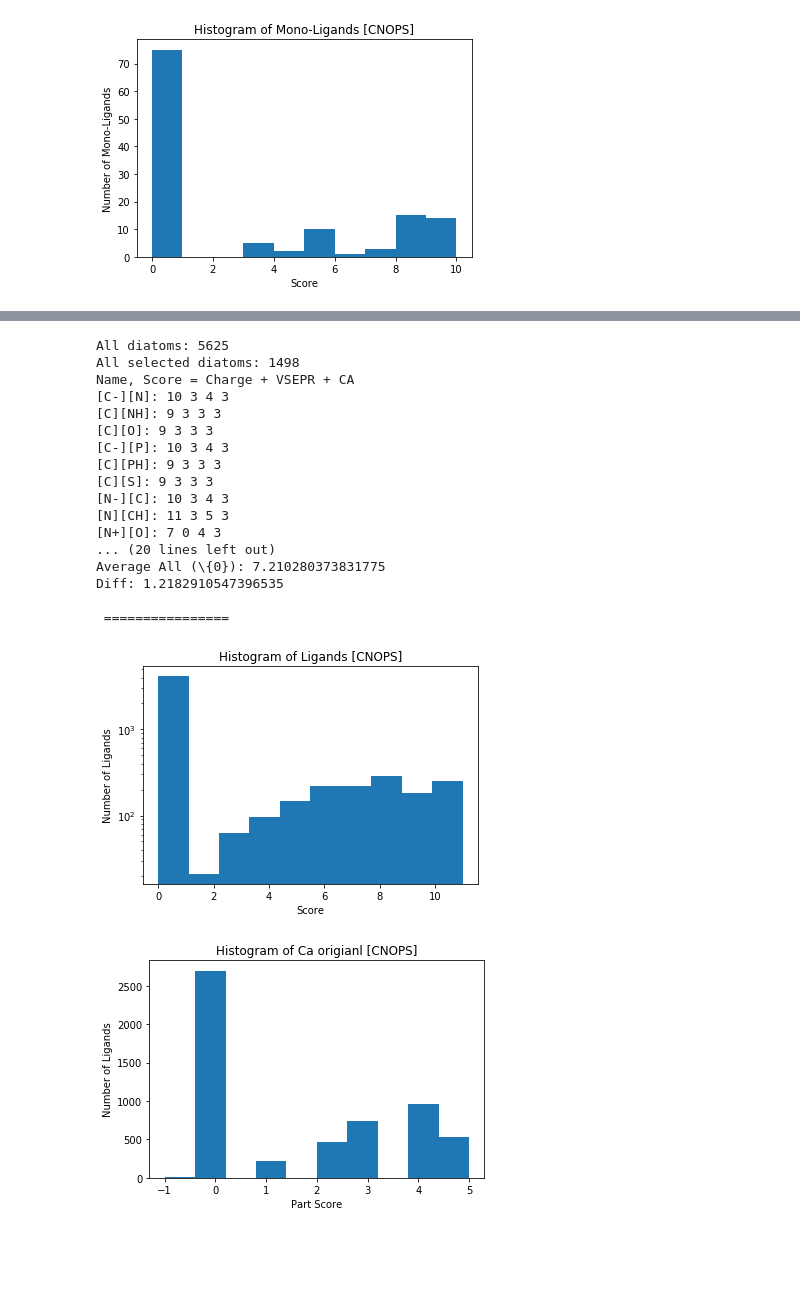
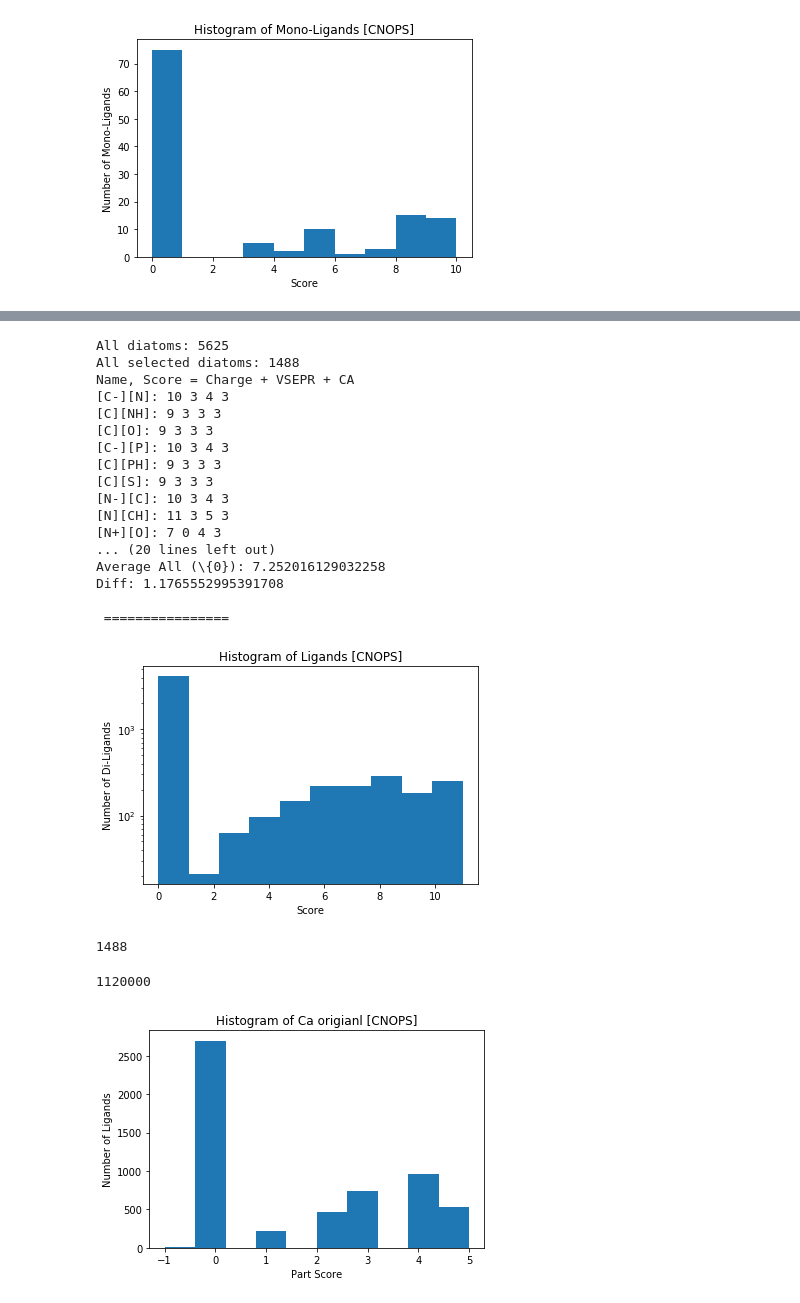
Before and after one commit to hjkgrp/smu, a Jupyter notebook: enum/enum.ipynb, the cells around one changed output, grey strips where cells are left out. Saved outputs shown, nothing was run; the diff lists cells and outputs as text; code cells hidden in the pictures; blank space fills up the shorter version.

Commit message:
started on the bidentates and wrote a big comment for the next step in bidentates

```diff
--- a/enum/enum.ipynb
+++ b/enum/enum.ipynb
@@ -289,6 +267,7 @@ for name, line in dictDi.items():
             scoreCharge = 0 #c4 #0
 
         # VSEPR score
+        # plus charge (line[3]) bc we assume it cant bind with the additional electron (COUNTERCHEK!!!)
         usual1 = line[1] - 2*line[2] + line[3] - 2*line[4]
         usual2 = line[9] - 2*line[10] + line[11] - 2*line[12]
         scoreVsepr = 5-np.abs(usual1-usual2)  #v1=5
@@ -317,12 +296,15 @@ for name, line in dictDi.items():
 k = 0
 scoreHist = list()
 avgAll = list()
+validDictDi = dict()
 for name, prop in dictDi.items():
     scoreHist.append(prop[-1])
 
-    if prop[-1] > 0:
+    if prop[-1] > 1:
         k += 1
         avgAll.append(prop[-1])
+        validDictDi[name] = prop
+
 print("All selected diatoms: " + str(k))
 
 scSeriesDi = ['[S--][S]', '[C-][N]', '[N-][C]', '[C][O]', '[N+][O]', '[O--][O]',\
@@ -345,44 +327,100 @@ for name, props in dictDi.items():
         if name == scSeriesDi[i]:
 #             print(props)
             print(name + ': '+ str(props[-1])+" "+str(props[-5])+" "+str(props[-4])+" "+str(props[-3]))
-#                                         TODO store all score parts in list and hist them to see score distr.
-#                                         TODO run over different param of score to see how to separate SS best from rest.
             avgSS.append(props[-1])
 print("Average SS: " + str(np.average(avgSS)))
 print("Average All (\{0}): " + str(np.average(avgAll)))
 print("Diff: " + str(np.average(avgSS) - np.average(avgAll)))
 # print(params)
 print('\n ================ \n')
 diffs.append(np.average(avgSS) - np.average(avgAll))
 
 
 
 plt.xlabel('Score')
 plt.ylabel('Number of Di-Ligands')
 plt.yscale('log', nonposy='clip')
 plt.title('Histogram of Ligands ['+ components + "]")
 plt.hist(scoreHist)
-# plt.savefig('distr_' + components + ".pdf", bbox_inches='tight')
+# plt.savefig('distrDi_' + components + ".pdf", bbox_inches='tight')
 plt.show()
 # %% [output]
 All diatoms: 5625
-All selected diatoms: 1498
+All selected diatoms: 1488
 Name, Score = Charge + VSEPR + CA
 [C-][N]: 10 3 4 3
 [C][NH]: 9 3 3 3
 [C][O]: 9 3 3 3
 [C-][P]: 10 3 4 3
 [C][PH]: 9 3 3 3
 [C][S]: 9 3 3 3
 [N-][C]: 10 3 4 3
 [N][CH]: 11 3 5 3
 [N+][O]: 7 0 4 3
 ... (20 lines left out)
-Average All (\{0}): 7.210280373831775
-Diff: 1.2182910547396535
+Average All (\{0}): 7.252016129032258
+Diff: 1.1765552995391708
 
  ================
-[figure, old version]
+[figure, new version]
+# %%
+len(validDictDi)
+# %% [output]
+1488
+# %%
+k = 0
+# TODO I have the dict validDictDi from above with only valid structures and it would be much more efficient
+# to compare these in a n^2 fashion than all of them, as done below. The problem is, that in validDictDi,
+# we alreadz pruned all structures with odd numbers of electrons, but when combinidng to di-atoms to a
+# tetra-atom (a bidentate), two times odd gives even again. Conclusion: we can't use the list from above.
+# Solution: We create a proper validDictDi list here and delete the one from above and filter exactly
+# like in the case above EXCEPT for the even/odd filter and use it only over the full tetra-atom.
+# This will result in a smaller list that can be tracted in a n^2 fashion.
+
+# Figure out how many usuals there are in the nonCAs. Does this range go outside +-4?
+for name1, props1 in dictDi.items():
+    for name2, props2 in dictDi.items():
+        if props1[3]+props2[3] < 4 and props1[3]+props2[3] >= -4 and props1[4] < 4 and props2[4] < 4\
+            and props1[12] < 4 and props2[12] < 4 \
+            and int(not(((props1[1]+props1[9]+props2[1]+props2[9])%2))): #
+
+#         # VSEPR score
+            usual1 = props1[9] - 2*props1[10] + props1[11] - 2*props1[12] # second atom in first ligand
+            usual2 = props2[9] - 2*props2[10] + props2[11] - 2*props2[12] # second atom in second ligand
+
+#             print(name1 + ':::' + name2 + ' (left [.] coordinates to metal)')
+#             print('VE     : ' , str(props1[9]),  str(props2[9]))
+#             print('LP     : ' , str(props1[10]), str(props2[10]))
+#             print('charges: ' , str(props1[11]), str(props2[11]))
+#             print('Hs     : ' , str(props1[12]), str(props2[12]))
+#             print('usuals : ' , str(usual1),     str(usual2))
+#             print('--------------------------------------')
+
+            bridgeScore = 0
+            if usual1 == 1 and usual2 == 1:
+                # they form a single bond
+                bridgeScore = 5
+                k += 1
+#                 print(name1 + ':::' + name2) #left [.] coordinates to metal
+            elif usual1 == 2 and usual2 == 2:
+                # they form a double bond
+                bridgeScore = 4
+                k += 1
+#                 print(name1 + ':::' + name2) #left [.] coordinates to metal
+            elif (usual1 == 2 and usual2 == 1) or (usual1 == 1 and usual2 == 2):
+                # they form a single bond with one electron left out
+                bridgeScore = 3
+                k += 1
+            else:
+                continue
+#             print(bridgeScore)
+#             print('--------------------------------------')
+#             print(props1[3]+props2[3])
+
+
+print(k)
+# %% [output]
+1120000
 # %%
 # plt.xlabel('Part Score')
 # plt.ylabel('Number of Ligands')
```
Also changed, not shown: parts of 2 cells of this notebook.
